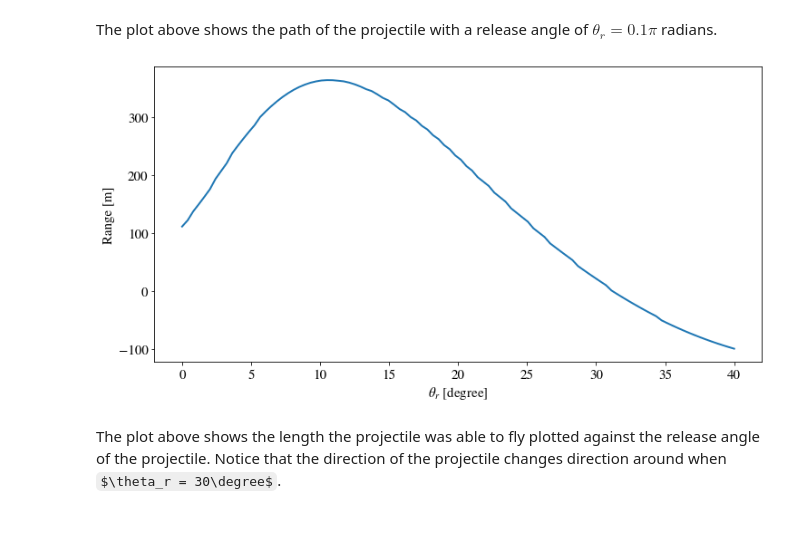
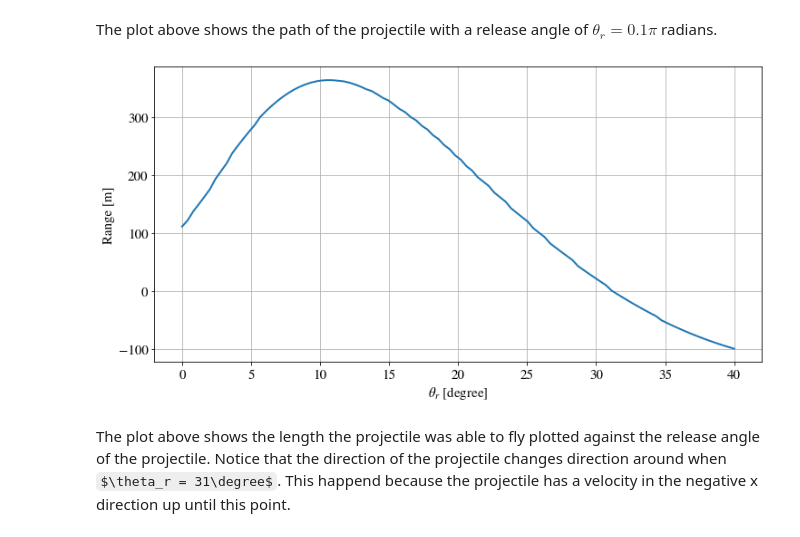
Before and after one commit to sindrelothe/TFY4345-project-2-H2021, a Jupyter notebook: Nummerisk prosjekt Sindre Lothe.ipynb, the cells around one changed output. Saved outputs shown, nothing was run; the diff lists cells and outputs as text; code cells hidden in the pictures; some formulas as TeX source.

Commit message:
Added grid

```diff
--- a/Nummerisk prosjekt Sindre Lothe.ipynb
+++ b/Nummerisk prosjekt Sindre Lothe.ipynb
@@ -218,9 +220,10 @@ for thetar in thetar_list:
 # %%
 plt.plot(thetar_list*180/np.pi, lengths)
 plt.xlabel(r"$\theta_r$ [degree]")
 plt.ylabel("Range [m]")
+plt.grid()
 plt.show()
 # %% [output]
-[figure, old version]
+[figure, new version]
 # %% [markdown]
-The plot above shows the length the projectile was able to fly plotted against the release angle of the projectile. Notice that the direction of the projectile changes direction around when $\theta_r = 30\degree$.
+The plot above shows the length the projectile was able to fly plotted against the release angle of the projectile. Notice that the direction of the projectile changes direction around when $\theta_r = 31\degree$. This happend because the projectile has a velocity in the negative x direction up until this point.
```
Also changed, not shown: parts of 2 cells of this notebook.
